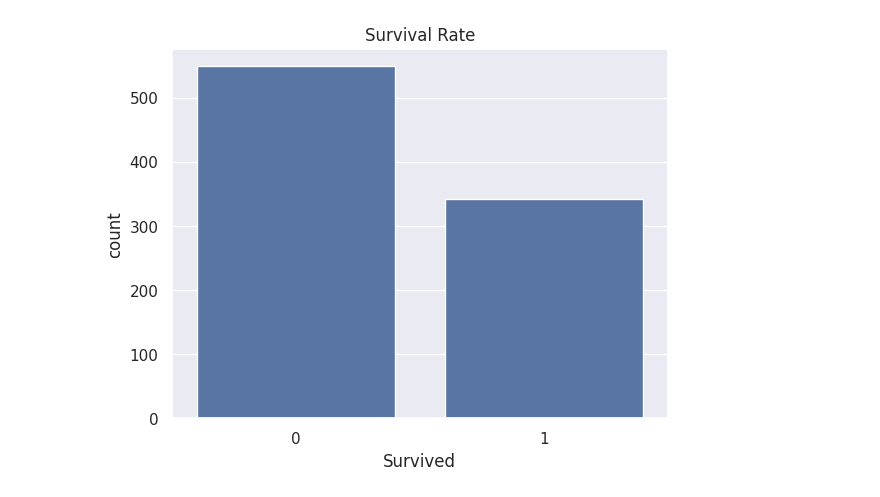
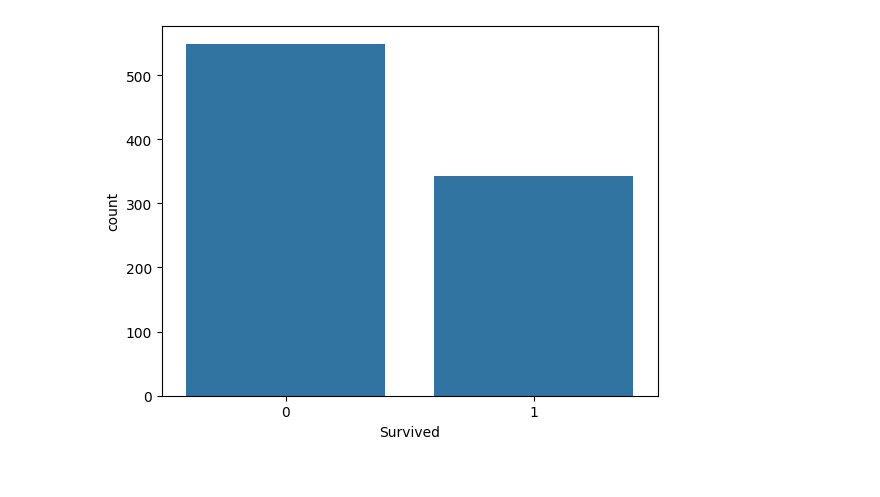
Before and after one commit to Ashwitha2305/AIML-2025, a Jupyter notebook: AIML_5.ipynb, the cells around one changed output. Cells and saved outputs as stored; diff of their text form; code cells hidden in the pictures.

```diff
--- a/AIML_5.ipynb
+++ b/AIML_5.ipynb
@@ -5,4 +6,5 @@ import pandas as pd
 import matplotlib.pyplot as plt
 import seaborn as sns
 # %%
-titanic_df = pd.read_csv("/content/titanic_train.csv")
+
+titanic_data = pd.read_csv("/content/titanic_train.csv")
@@ -54,5 +10,0 @@ Index(['PassengerId', 'Survived', 'Pclass', 'Name', 'Sex', 'Age', 'SibSp',
-# %%
-sns.set()
-sns.histplot(titanic_df['Age'], kde=True)
-plt.title('Age Distribution')
-plt.show()
@@ -61,6 +64,6 @@ plt.show()
 # %%
-sns.countplot(x='Survived', data=titanic_df)
-plt.title('Survival Rate')
+# Plotting survival count
+sns.countplot(x='Survived', data=titanic_data)
 plt.show()
 # %% [output]
-[figure, old version]
+[figure, new version]
```
Also changed, not shown: parts of 29 cells of this notebook.
